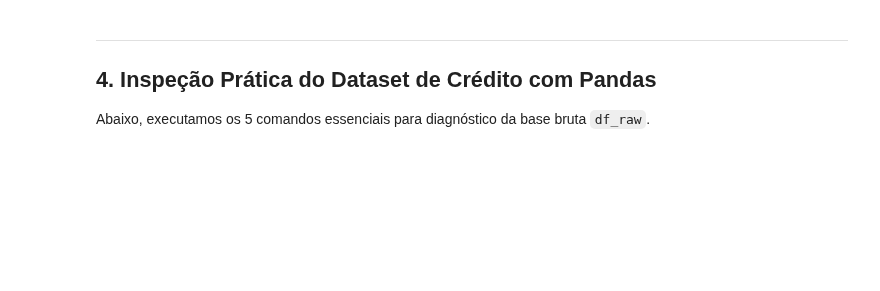
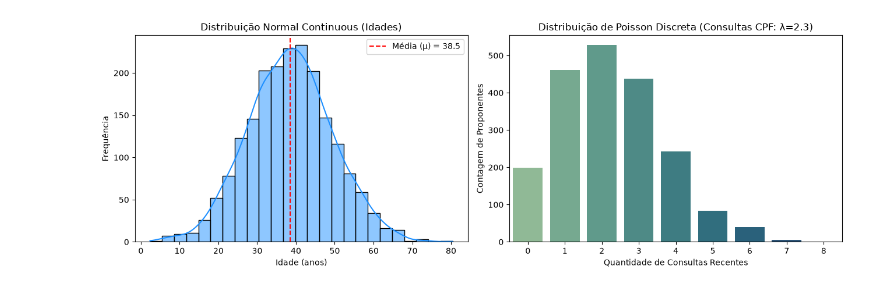
Before and after one commit to profAndreSouza/Material, a Jupyter notebook: Ciencia de Dados/aulas/semana_02.ipynb, the cells around one changed output. Drawn from its saved outputs; the diff is of its cells as text; code cells hidden in the pictures; blank space fills up the shorter version.

```diff
--- a/Ciencia de Dados/aulas/semana_02.ipynb
+++ b/Ciencia de Dados/aulas/semana_02.ipynb
@@ -95,31 +128,33 @@ Utilizada para modelar variáveis discretas que representam contagens de eventos
 # %%
-# Simulação visual da geração de variáveis com np.random
+# Simulação e Comparação Gráfica entre Distribuição Normal e Poisson
 import numpy as np
 import matplotlib.pyplot as plt
 import seaborn as sns
 
 np.random.seed(42)
+n_amostras = 2000
 
-# Gerando amostras sintéticas
-idades = np.random.normal(loc=38.0, scale=11.0, size=1000)
-consultas_poisson = np.random.poisson(lam=2.3, size=1000)
+# Gerando dados fictícios
+idades_normal = np.random.normal(loc=38.0, scale=11.0, size=n_amostras)
+consultas_poisson = np.random.poisson(lam=2.3, size=n_amostras)
 
-fig, axes = plt.subplots(1, 2, figsize=(12, 4))
+fig, axes = plt.subplots(1, 2, figsize=(13, 4.5))
 
 # Gráfico 1: Distribuição Normal de Idades
-sns.histplot(idades, kde=True, ax=axes[0], color='royalblue')
-axes[0].set_title('Distribuição Normal (Idades: µ=38, σ=11)')
+sns.histplot(idades_normal, kde=True, ax=axes[0], color='dodgerblue', bins=25)
+axes[0].axvline(np.mean(idades_normal), color='red', linestyle='--', label=f'Média (µ) = {np.mean(idades_normal):.1f}')
+axes[0].set_title('Distribuição Normal Continuous (Idades)')
 axes[0].set_xlabel('Idade (anos)')
+axes[0].set_ylabel('Frequência')
+axes[0].legend()
 
 # Gráfico 2: Distribuição de Poisson de Consultas
 sns.countplot(x=consultas_poisson, ax=axes[1], palette='crest')
-axes[1].set_title('Distribuição de Poisson (Consultas CPF: λ=2.3)')
-axes[1].set_xlabel('Número de Consultas')
+axes[1].set_title('Distribuição de Poisson Discreta (Consultas CPF: λ=2.3)')
+axes[1].set_xlabel('Quantidade de Consultas Recentes')
+axes[1].set_ylabel('Contagem de Proponentes')
 
 plt.tight_layout()
 plt.show()
+# %% [output]
+[figure, added]
-# %% [markdown]
----
-## 4. Inspeção Prática do Dataset de Crédito com Pandas
-
-Abaixo, executamos os 5 comandos essenciais para diagnóstico da base bruta `df_raw`.
```
Also changed, not shown: parts of 9 cells of this notebook, 9 other files.
